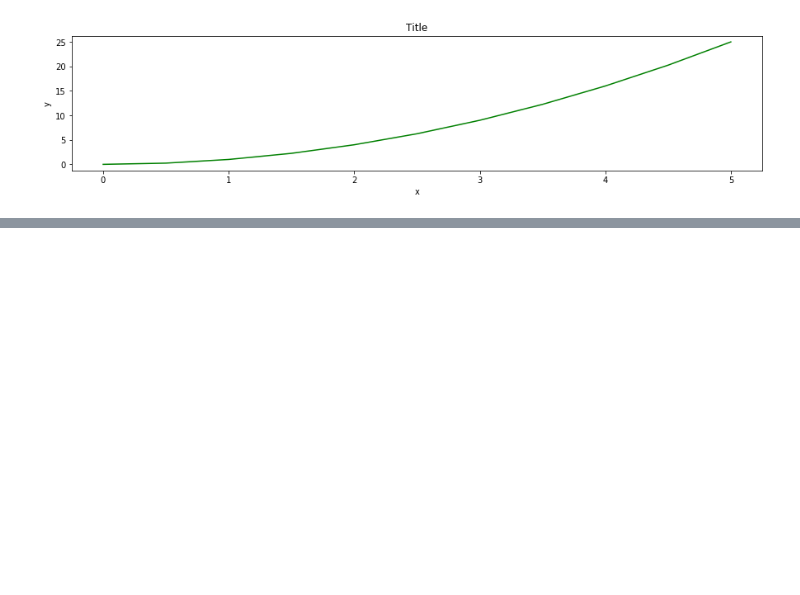
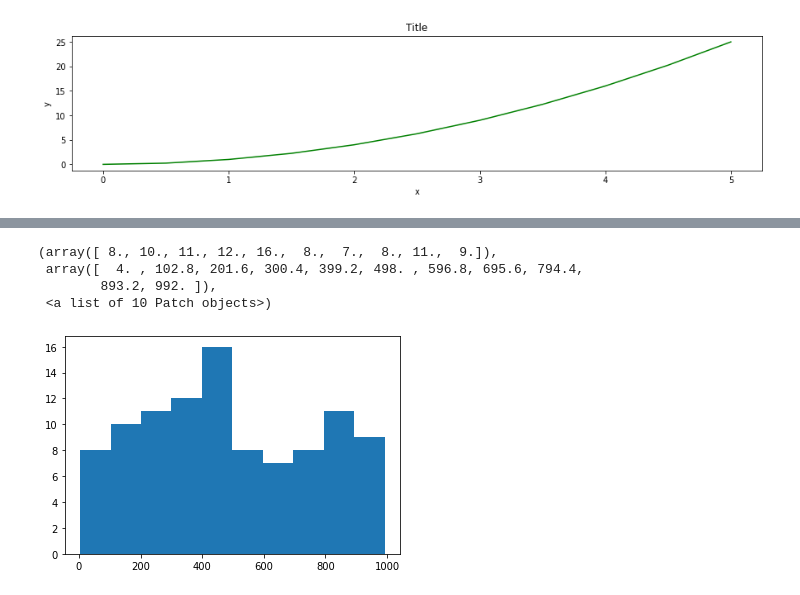
Before and after one commit to cyrusleungst/python-data, a Jupyter notebook: matplotlib/subplots_styling.ipynb, the cells around one changed output, grey strips where cells are left out. Saved outputs shown, nothing was run; the diff lists cells and outputs as text; code cells hidden in the pictures; blank space fills up the shorter version.

```diff
--- a/matplotlib/subplots_styling.ipynb
+++ b/matplotlib/subplots_styling.ipynb
@@ -73,0 +126,11 @@ fig.savefig('figure1.png', dpi=200)
+# %%
+from random import sample
+data = sample(range(1,1000), 100)
+# %%
+plt.hist(data)
+# %% [output]
+(array([ 8., 10., 11., 12., 16.,  8.,  7.,  8., 11.,  9.]),
+ array([  4. , 102.8, 201.6, 300.4, 399.2, 498. , 596.8, 695.6, 794.4,
+        893.2, 992. ]),
+ <a list of 10 Patch objects>)
+[figure, added]
```
Also changed, not shown: parts of 12 cells of this notebook.
